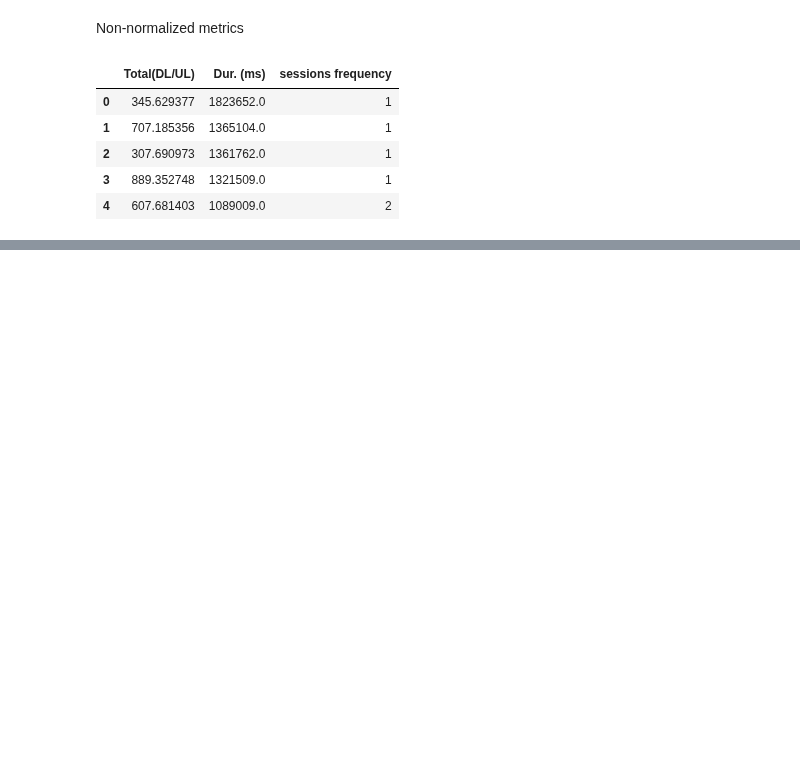
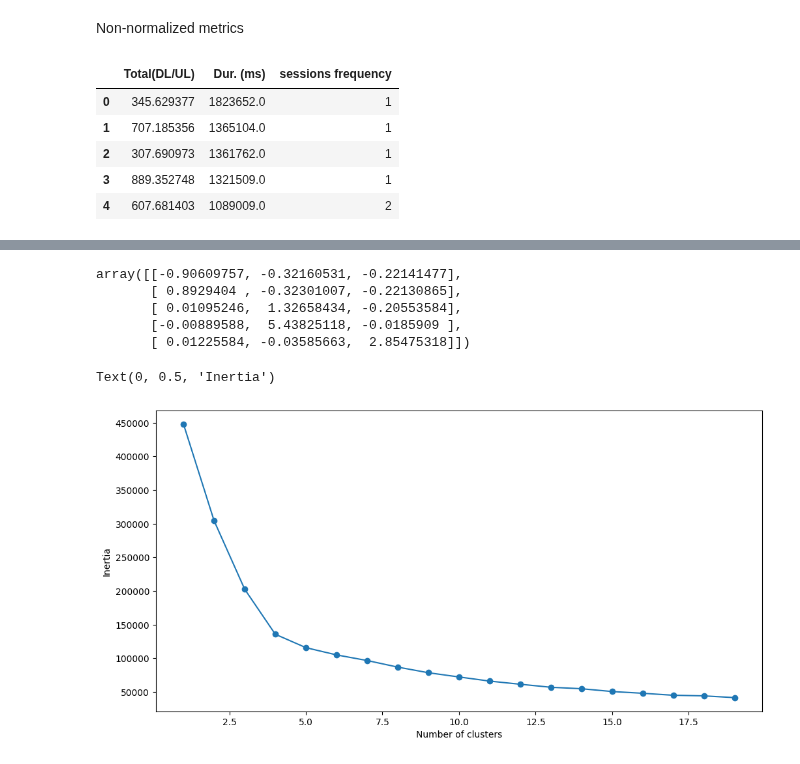
Before and after one commit to nahomHmichael/Telecom-User-Analytics, a Jupyter notebook: notebooks/user_engagement_analysis.ipynb, the cells around one changed output, grey strips where cells are left out. Saved outputs shown, nothing was run; the diff lists cells and outputs as text; code cells hidden in the pictures; blank space fills up the shorter version.

```diff
--- a/notebooks/user_engagement_analysis.ipynb
+++ b/notebooks/user_engagement_analysis.ipynb
@@ -392,0 +656,4 @@ non_normal_df2.head()
+# %%
+from kneed import KneeLocator
+kl = KneeLocator(range(1, 20), sse, curve="convex", direction="decreasing")
+kl.elbow
@@ -392,0 +662,9 @@ non_normal_df2.head()
+# %%
+kmeans = KMeans(init="random",n_clusters=kl.elbow,n_init=10,max_iter=300,random_state=42)
+label = kmeans.fit_predict(eng_new_df)
+centroids = kmeans.cluster_centers_
+#Getting index based on clusters
+u_labels = np.unique(label)
+# %%
+eng_new_df['cluster'] = label
+eng_new_df.to_csv('../data/std_engagement.csv')
@@ -392,0 +681,8 @@ non_normal_df2.head()
+# %%
+centroids
+# %% [output]
+array([[-0.90609757, -0.32160531, -0.22141477],
+       [ 0.8929404 , -0.32301007, -0.22130865],
+       [ 0.01095246,  1.32658434, -0.20553584],
+       [-0.00889588,  5.43825118, -0.0185909 ],
+       [ 0.01225584, -0.03585663,  2.85475318]])
@@ -392,0 +692,17 @@ non_normal_df2.head()
+# %%
+# fitting multiple k-means algorithms and storing the values in an empty list
+SSE = []
+for cluster in range(1,20):
+    kmeans = KMeans(n_clusters = cluster, init='k-means++')
+    kmeans.fit(eng_new_df)
+    SSE.append(kmeans.inertia_)
+# %%
+# converting the results into a dataframe and plotting them
+frame = pd.DataFrame({'Cluster':range(1,20), 'SSE':SSE})
+plt.figure(figsize=(12,6))
+plt.plot(frame['Cluster'], frame['SSE'], marker='o')
+plt.xlabel('Number of clusters')
+plt.ylabel('Inertia')
+# %% [output]
+Text(0, 0.5, 'Inertia')
+[figure, added]
```
Also changed, not shown: parts of 44 cells of this notebook, 1 other file.
